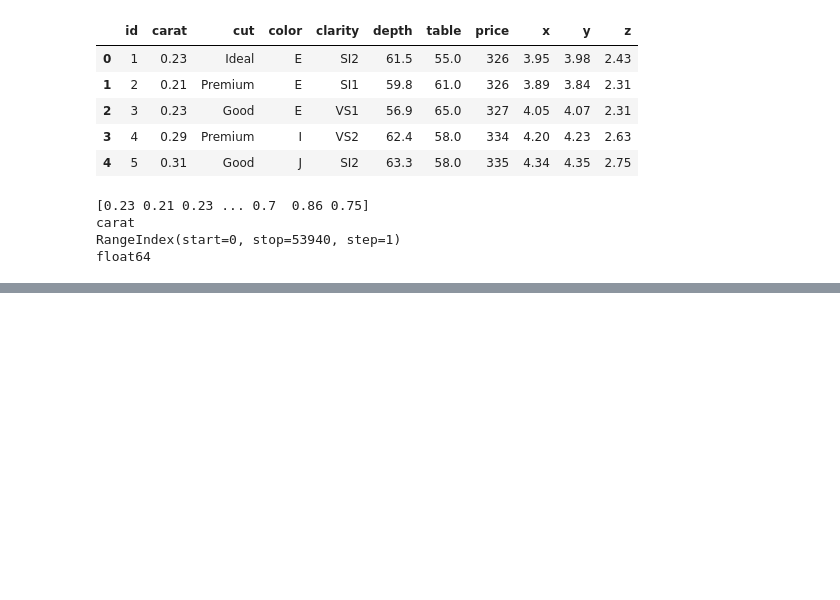
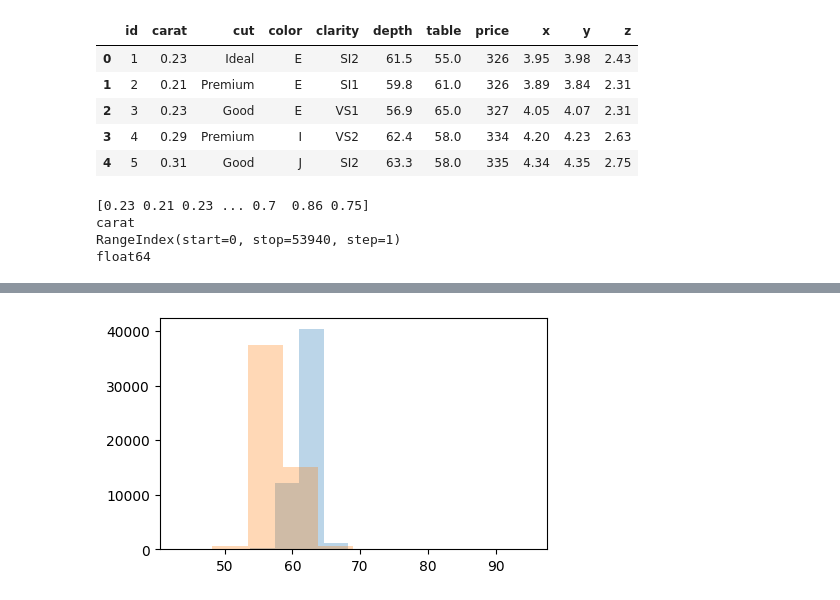
Before and after one commit to mckoh/data_visualization_dsia, a Jupyter notebook: datenvisualisierung_matplotlib.ipynb, the cells around one changed output, grey strips where cells are left out. Cells and saved outputs as stored; diff of their text form; code cells hidden in the pictures; blank space fills up the shorter version.

```diff
--- a/datenvisualisierung_matplotlib.ipynb
+++ b/datenvisualisierung_matplotlib.ipynb
@@ -71,0 +97,7 @@ plt.show()
+# %%
+plt.figure(figsize=(5,3))
+plt.hist(data["depth"], alpha=0.3)
+plt.hist(data["table"], alpha=0.3)
+plt.show()
+# %% [output]
+[figure, added]
```
Also changed, not shown: parts of 6 cells of this notebook, 2 other files.
